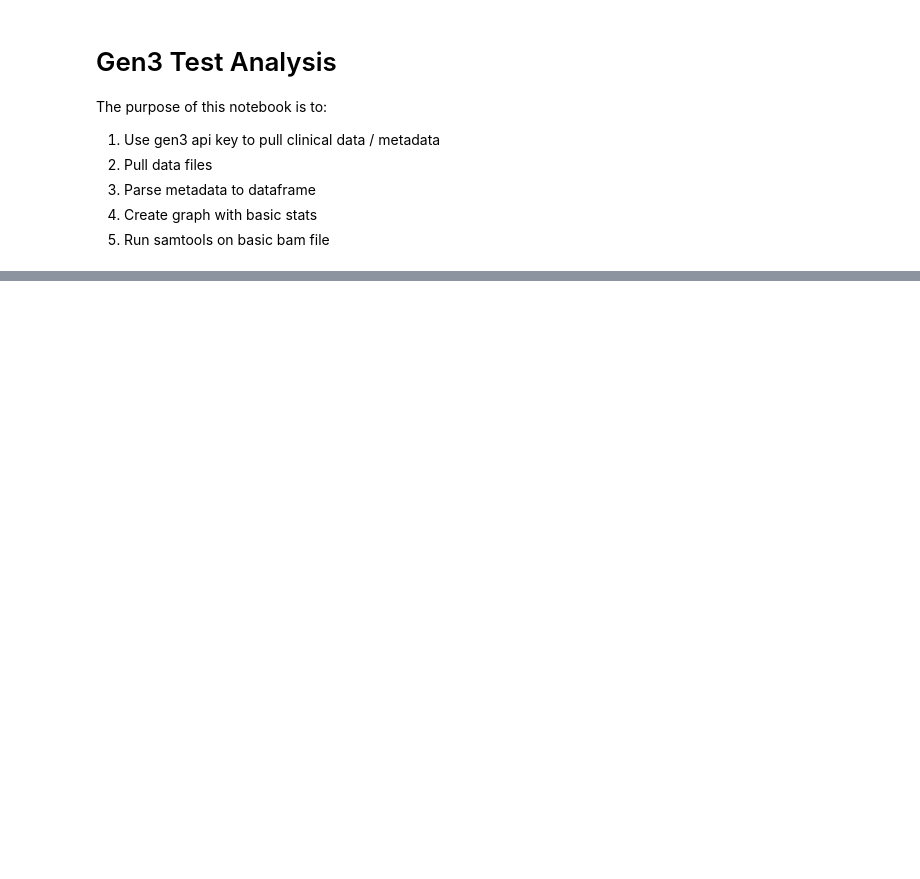
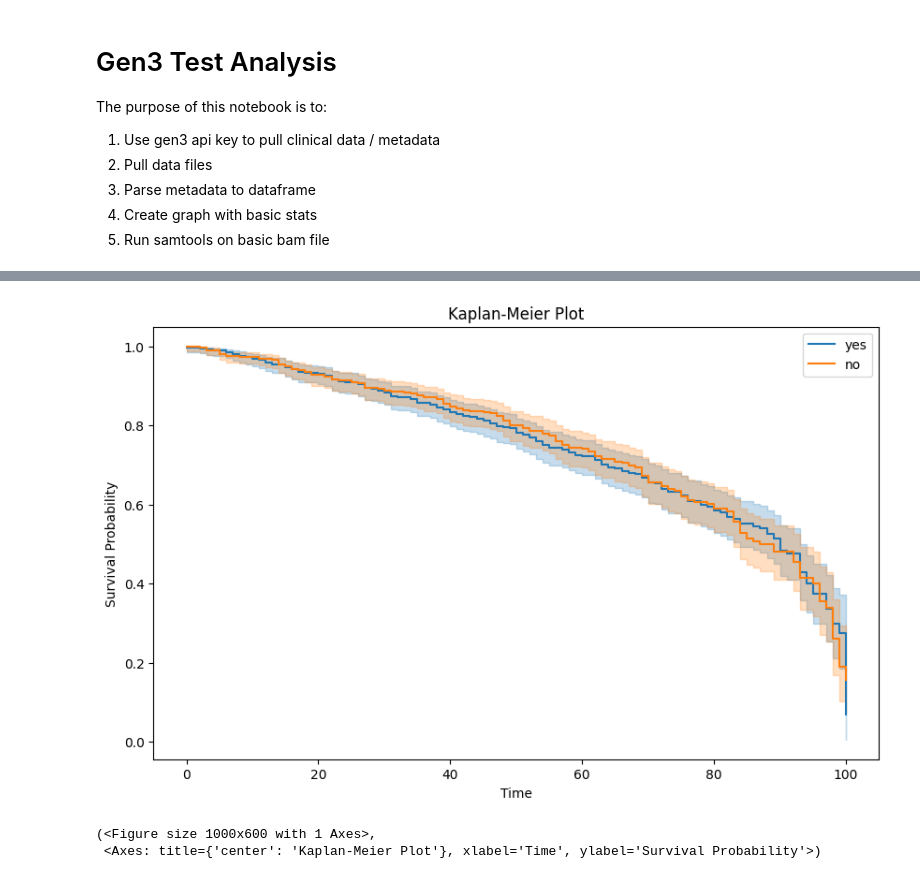
Before and after one commit to AustralianBioCommons/acdc-test-analysis, a Jupyter notebook: gen3_lightweight.ipynb, the cells around one changed output, grey strips where cells are left out. Saved outputs shown, nothing was run; the diff lists cells and outputs as text; code cells hidden in the pictures; blank space fills up the shorter version.

Commit message:
first version of light weight gen3 analysis for testing

```diff
--- a/gen3_lightweight.ipynb
+++ b/gen3_lightweight.ipynb
@@ -66,0 +115,66 @@ Converting program1/AusDiab_Simulated/medical_history to pandas dataframe...
+# %%
+from lifelines import KaplanMeierFitter
+import matplotlib.pyplot as plt
+
+def create_kaplan_meier_plot(data, time_col, event_col, category_col):
+    """
+    Create a Kaplan-Meier plot for the specified time, event, and category columns from a pandas DataFrame.
+
+    Parameters:
+    - data: pandas DataFrame containing the data.
+    - time_col: column name for the time variable.
+    - event_col: column name for the event variable (1 if event occurred, 0 otherwise).
+    - category_col: column name for the categorical variable to split the data.
+
+    Returns:
+    - A matplotlib figure and axis containing the Kaplan-Meier plot.
+    """
+    kmf = KaplanMeierFitter()
+
+    # Create a figure and axis
+    fig, ax = plt.subplots(figsize=(10, 6))
+
+    # Iterate over each category and fit the Kaplan-Meier estimator
+    for category in data[category_col].unique():
+        category_data = data[data[category_col] == category]
+        kmf.fit(durations=category_data[time_col], event_observed=category_data[event_col], label=str(category))
+        kmf.plot(ax=ax)
+
+    # Set plot title and labels
+    ax.set_title('Kaplan-Meier Plot')
+    ax.set_ylabel('Survival Probability')
+    ax.set_xlabel('Time')
+
+    # Show the plot
+    plt.show()
+
+    return fig, ax
+
+def convert_os_event_to_numeric(data, event_col):
+    """
+    Convert the os_event column to numeric values for Kaplan-Meier analysis.
+
+    Parameters:
+    - data: pandas DataFrame containing the data.
+    - event_col: column name for the event variable.
+
+    Returns:
+    - A pandas DataFrame with the event column converted to numeric values.
+    """
+    # Define a mapping for the event values
+    event_mapping = {'dead': 1, 'alive': 0, 'censored': 0}
+
+    # Apply the mapping to the event column
+    data[event_col] = data[event_col].map(event_mapping)
+
+    return data
+
+# Convert the os_event column in the medical_history_pd DataFrame
+medical_history_pd_km = convert_os_event_to_numeric(medical_history_pd, 'os_event')
+
+# Example usage
+create_kaplan_meier_plot(medical_history_pd_km, 'os_time', 'os_event', 'hypertension_self_reported')
+# %% [output]
+[figure, added]
+(<Figure size 1000x600 with 1 Axes>,
+ <Axes: title={'center': 'Kaplan-Meier Plot'}, xlabel='Time', ylabel='Survival Probability'>)
```
Also changed, not shown: parts of 7 cells of this notebook, 2 other files.
